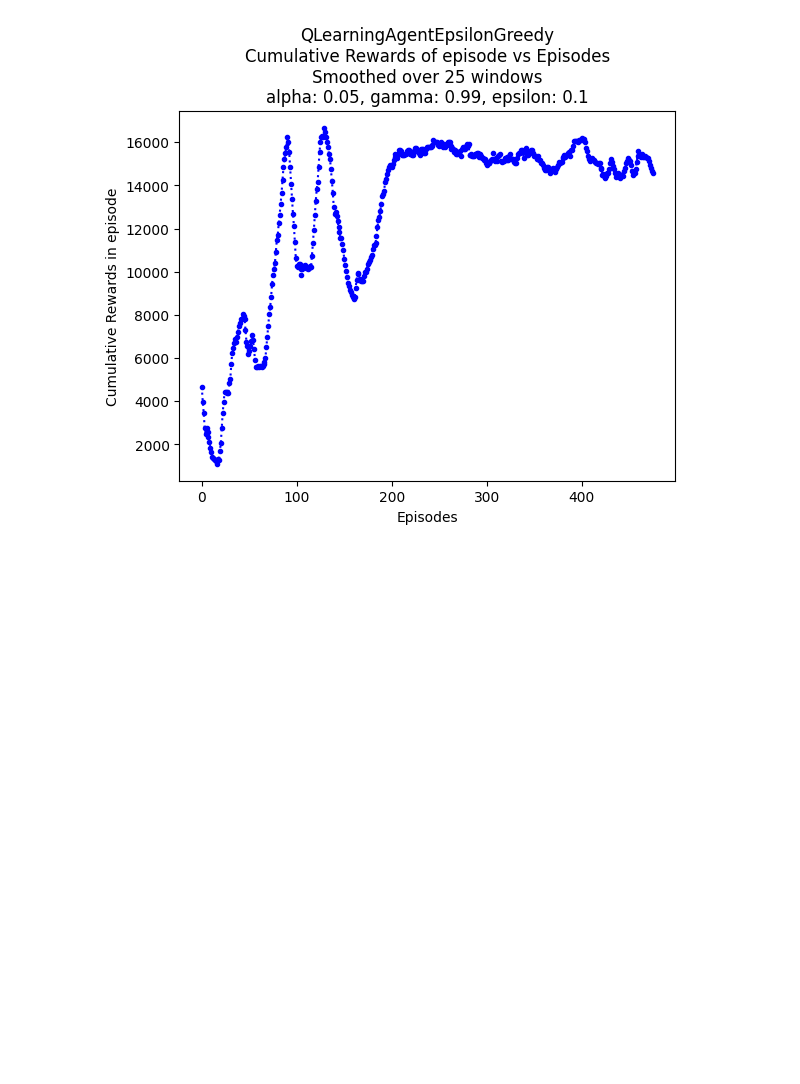
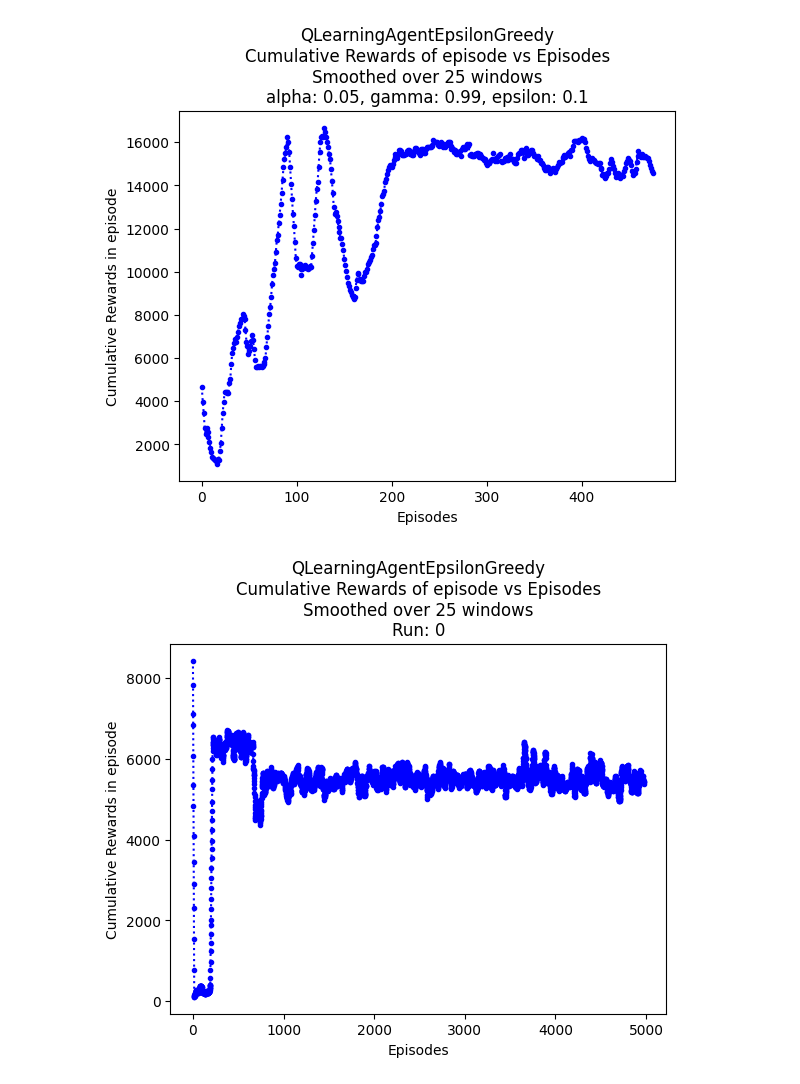
Before and after one commit to ncapek/RL_CLTV, a Jupyter notebook: Experiment 1.ipynb, the cells around one changed output. Cells and saved outputs as stored; diff of their text form; code cells hidden in the pictures; blank space fills up the shorter version.

Commit message:
more episodes

```diff
--- a/Experiment 1.ipynb
+++ b/Experiment 1.ipynb
@@ -331,3 +331,43 @@ for alpha in alphas:
 [figure]
 [figure]
 [figure]
+# %%
+import matplotlib.pyplot as plt
+import numpy as np
+
+env = ClientEnv()
+# algorithms = [QLearningAgentEpsilonGreedy, QLearningAgentSoftmax, ExpectedSarsaAgentEpsilonGreedy, ExpectedSarsaAgentSoftmax]
+algorithms = [ExpectedSarsaAgentSoftmax]
+
+n_episodes = 5000
+n_runs = 5
+window_size = 25
+
+# Train q-agent
+for algorithm in algorithms:
+    for run in range(n_runs):
+        agent = QLearningAgentEpsilonGreedy(env, 0.05, 0.99, 0.1)
+        cumulative_rewards = []
+        for episode in range(n_episodes):
+            obs = env.reset()
+            done = False
+            cum_reward = 0
+            while not done:
+                action = agent.get_action(obs)
+                next_obs, reward, done, _ = env.step(action)
+                agent.update(obs, action, reward, next_obs, done)
+                obs = next_obs
+                cum_reward += reward
+            cumulative_rewards.append(cum_reward)
+
+        # Smooth cumulative rewards over window size
+        smoothed_rewards = np.convolve(cumulative_rewards, np.ones(window_size)/window_size, mode='valid')
+
+        # Plot performance
+        plt.plot(smoothed_rewards, ':b.')
+        plt.title(f"{agent.__class__.__name__}\nCumulative Rewards of episode vs Episodes\nSmoothed over {window_size} windows\nRun: {run}")
+        plt.xlabel("Episodes")
+        plt.ylabel("Cumulative Rewards in episode")
+        plt.show()
+# %% [output]
+[figure, added]
```
